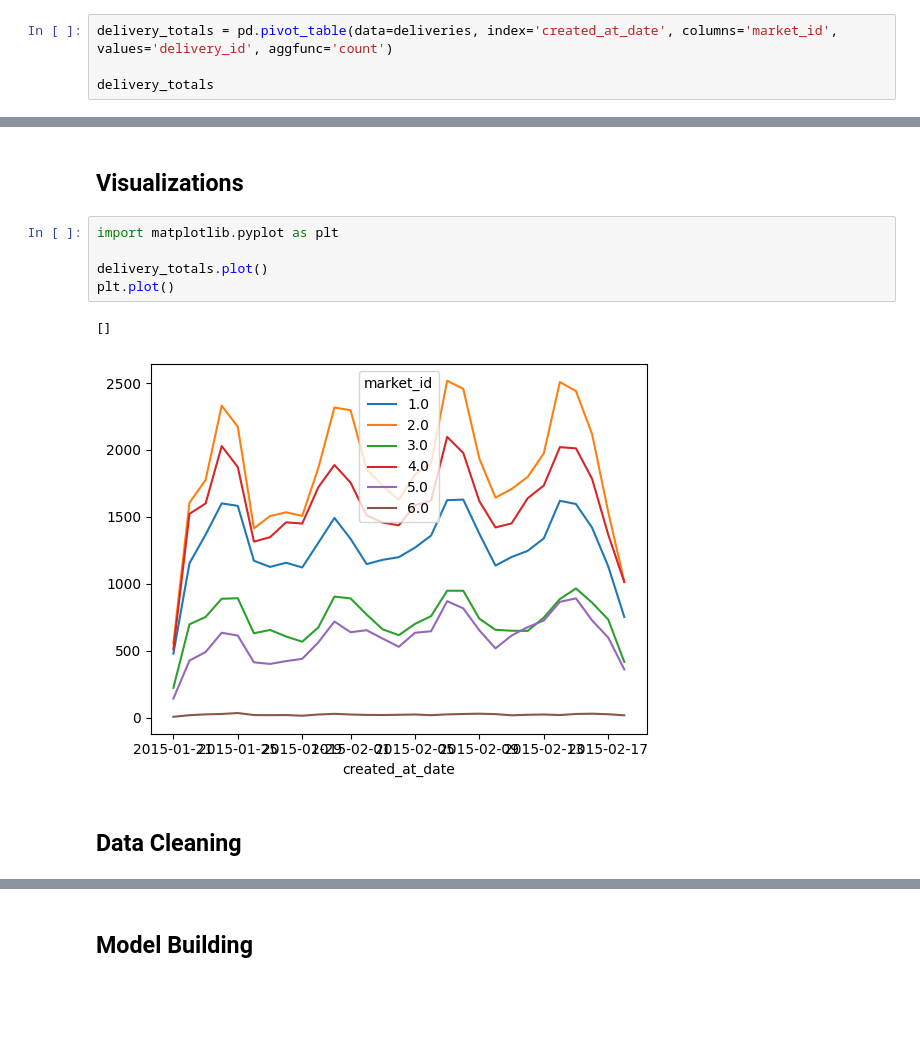
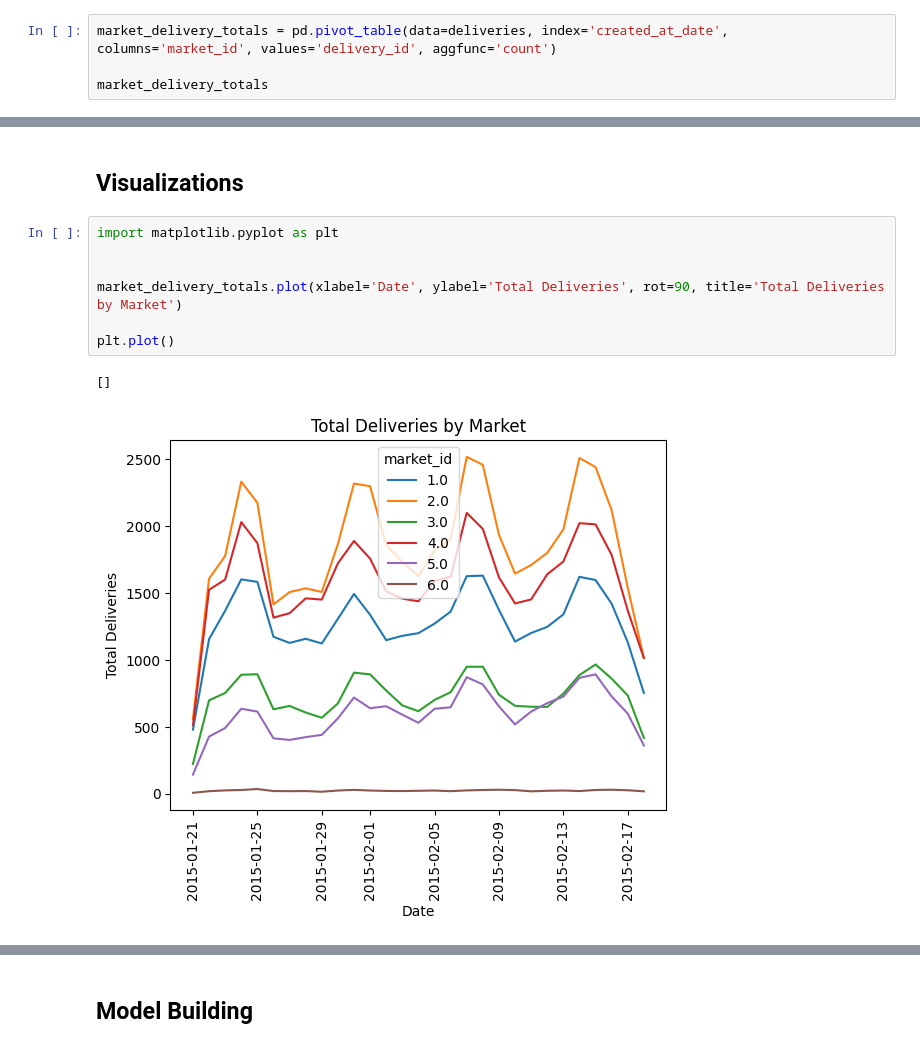
Before and after one commit to ShaneJett-DS/Doordash_Delivery_Analysis, a Jupyter notebook: delivery_eda.ipynb, the cells around one changed output, grey strips where cells are left out. Cells and saved outputs as stored; diff of their text form; blank space fills up the shorter version.

Commit message:
updated line graphs

```diff
--- a/delivery_eda.ipynb
+++ b/delivery_eda.ipynb
@@ -263,9 +263,9 @@ deliveries.groupby('market_id')['total_delivery_minutes'].mean() \
 | 4 | 5.0 | 17258 |
 | 5 | 6.0 | 638 |
 # %%
-delivery_totals = pd.pivot_table(data=deliveries, index='created_at_date', columns='market_id', values='delivery_id', aggfunc='count')
+market_delivery_totals = pd.pivot_table(data=deliveries, index='created_at_date', columns='market_id', values='delivery_id', aggfunc='count')
 
-delivery_totals
+market_delivery_totals
 # %% [output]
 | market_id | 1.0 | 2.0 | 3.0 | 4.0 | 5.0 | 6.0 |
 | created_at_date |  |  |  |  |  |  |
@@ -290,10 +334,10 @@ delivery_totals
 # %%
 import matplotlib.pyplot as plt
 
-delivery_totals.plot()
+
+market_delivery_totals.plot(xlabel='Date', ylabel='Total Deliveries', rot=90, title='Total Deliveries by Market')
+
 plt.plot()
 # %% [output]
 []
-[figure, old version]
+[figure, new version]
-# %% [markdown]
-## Data Cleaning
```
Also changed, not shown: parts of 4 cells of this notebook.
